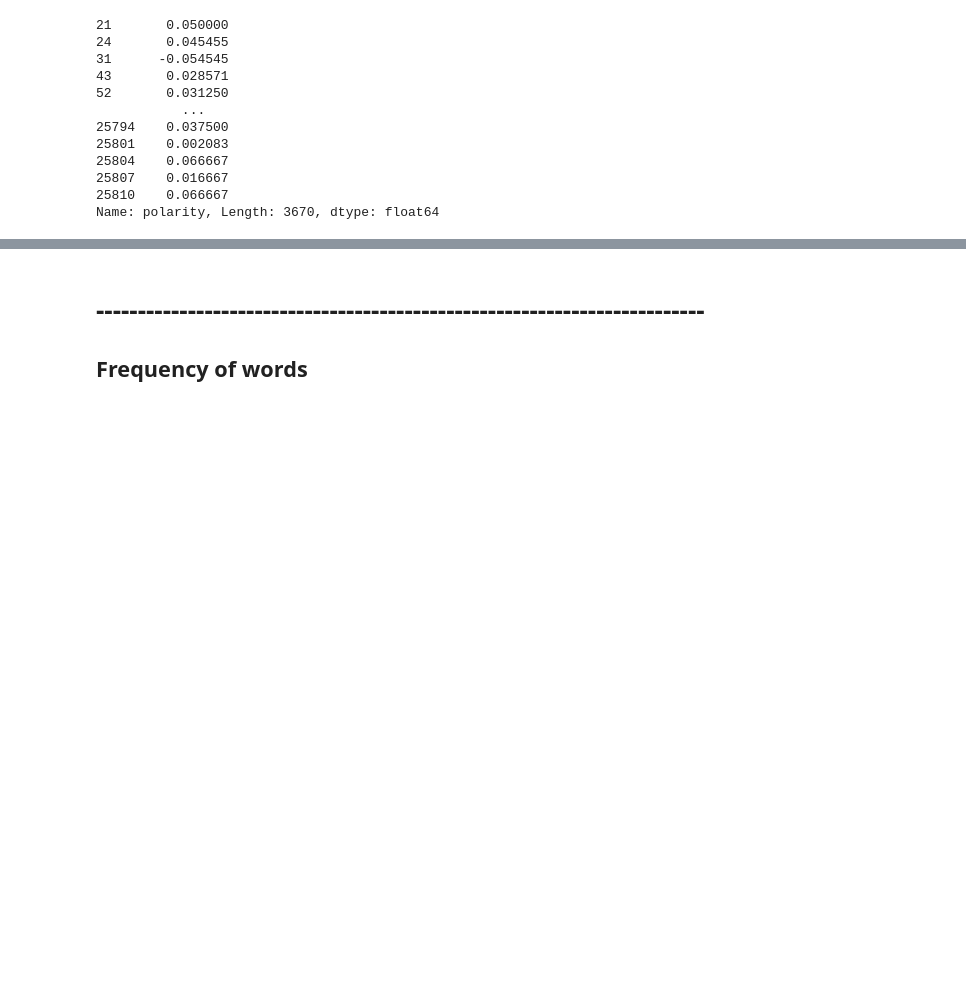
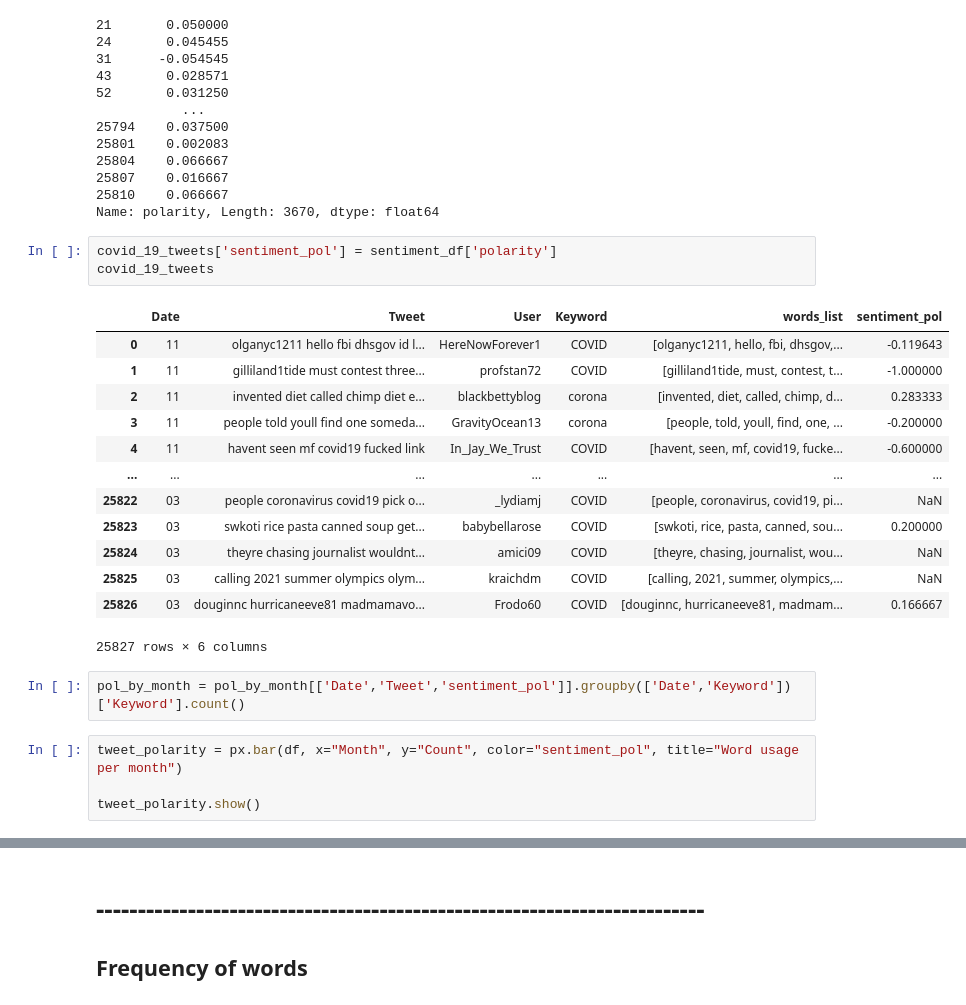
Before and after one commit to AndrewEdward37/67364_Final_Project, a Jupyter notebook: analysis.ipynb, the cells around one changed output, grey strips where cells are left out. Cells and saved outputs as stored; diff of their text form; blank space fills up the shorter version.

```diff
--- a/analysis.ipynb
+++ b/analysis.ipynb
@@ -432,6 +443,29 @@ neutrals
 25807    0.016667
 25810    0.066667
 Name: polarity, Length: 3670, dtype: float64
+# %%
+covid_19_tweets['sentiment_pol'] = sentiment_df['polarity']
+covid_19_tweets
+# %% [output]
+|  | Date | Tweet | User | Keyword | words_list | sentiment_pol |
+| 0 | 11 | olganyc1211 hello fbi dhsgov id l... | HereNowForever1 | COVID | [olganyc1211, hello, fbi, dhsgov,... | -0.119643 |
+| 1 | 11 | gilliland1tide must contest three... | profstan72 | COVID | [gilliland1tide, must, contest, t... | -1.000000 |
+| 2 | 11 | invented diet called chimp diet e... | blackbettyblog | corona | [invented, diet, called, chimp, d... | 0.283333 |
+| 3 | 11 | people told youll find one someda... | GravityOcean13 | corona | [people, told, youll, find, one, ... | -0.200000 |
+| 4 | 11 | havent seen mf covid19 fucked link | In_Jay_We_Trust | COVID | [havent, seen, mf, covid19, fucke... | -0.600000 |
+| ... | ... | ... | ... | ... | ... | ... |
+| 25822 | 03 | people coronavirus covid19 pick o... | _lydiamj | COVID | [people, coronavirus, covid19, pi... | NaN |
+| 25823 | 03 | swkoti rice pasta canned soup get... | babybellarose | COVID | [swkoti, rice, pasta, canned, sou... | 0.200000 |
+| 25824 | 03 | theyre chasing journalist wouldnt... | amici09 | COVID | [theyre, chasing, journalist, wou... | NaN |
+| 25825 | 03 | calling 2021 summer olympics olym... | kraichdm | COVID | [calling, 2021, summer, olympics,... | NaN |
+| 25826 | 03 | douginnc hurricaneeve81 madmamavo... | Frodo60 | COVID | [douginnc, hurricaneeve81, madmam... | 0.166667 |
+25827 rows × 6 columns
+# %%
+pol_by_month = pol_by_month[['Date','Tweet','sentiment_pol']].groupby(['Date','Keyword'])['Keyword'].count()
+# %%
+tweet_polarity = px.bar(df, x="Month", y="Count", color="sentiment_pol", title="Word usage per month")
+
+tweet_polarity.show()
 # %%
 tweet_polarity = px.bar(x = ["Negative", "Neutral" ,"Positive"],
                     y = [len(pos),len(neutrals),len(neg)],
```
Also changed, not shown: parts of 15 cells of this notebook.
